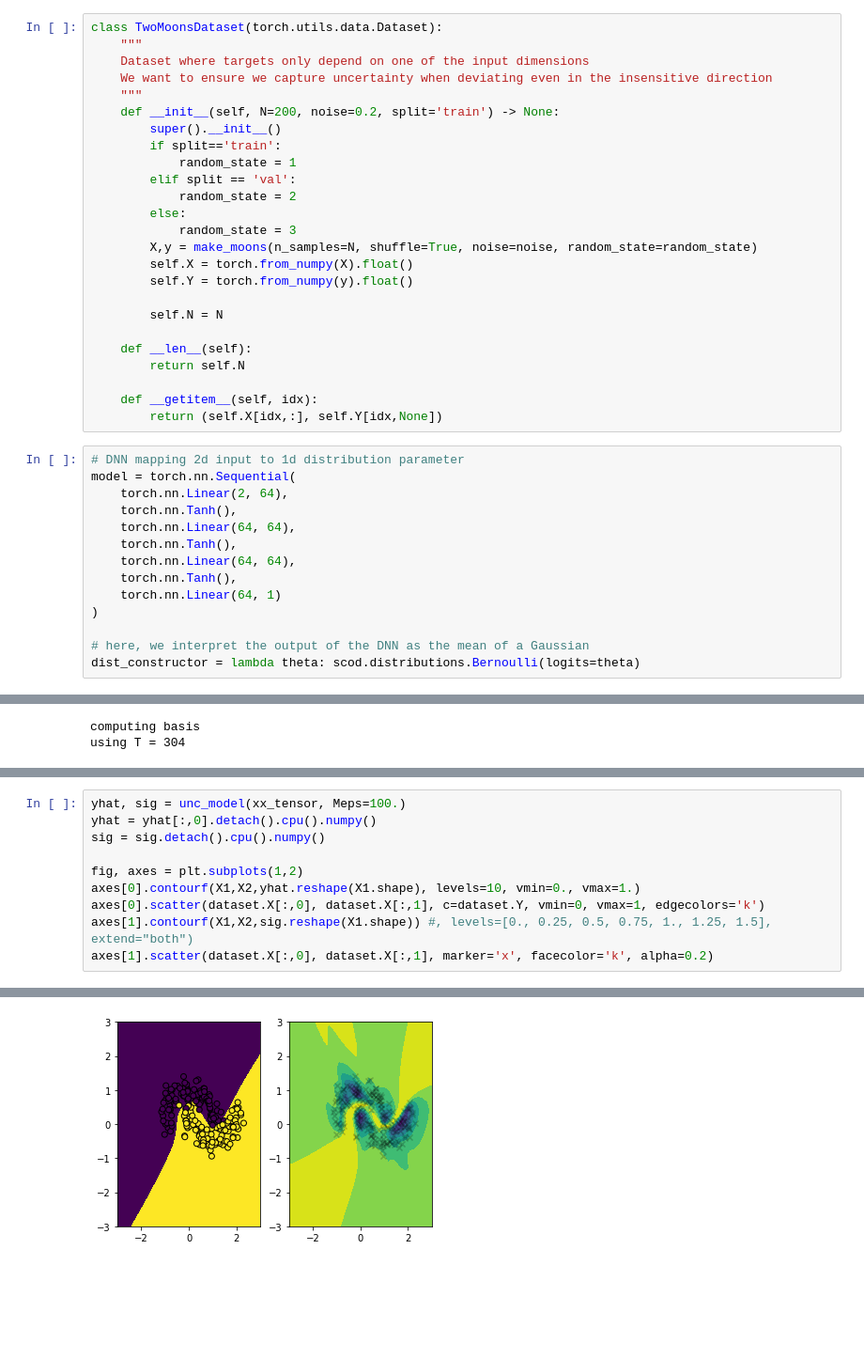
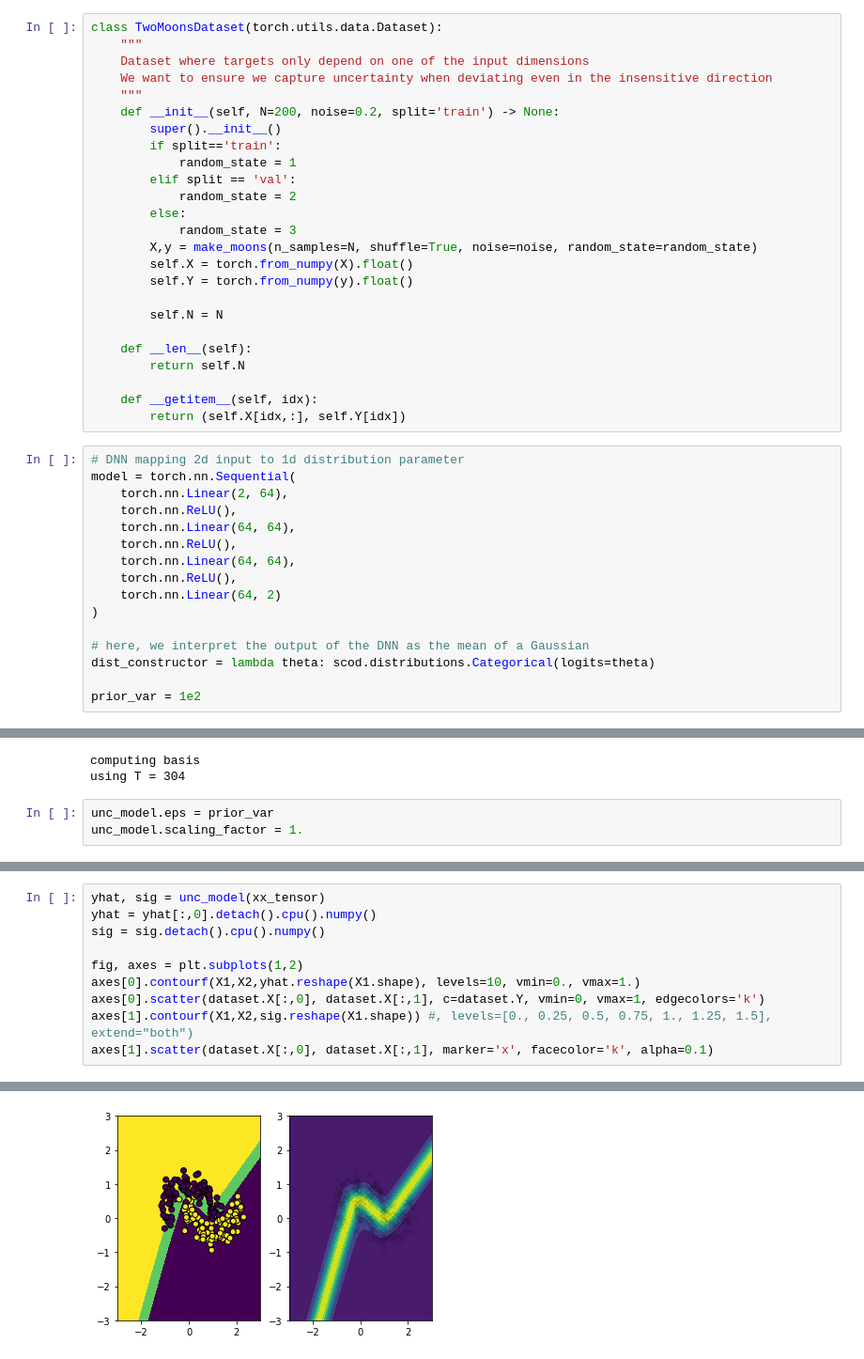
Before and after one commit to StanfordASL/scod-module, a Jupyter notebook: demos/2d_classification_demo.ipynb, the cells around one changed output, grey strips where cells are left out. Shown at 94% size. Drawn from its saved outputs; the diff is of its cells as text; blank space fills up the shorter version.

```diff
--- a/demos/2d_classification_demo.ipynb
+++ b/demos/2d_classification_demo.ipynb
@@ -34,21 +34,23 @@ class TwoMoonsDataset(torch.utils.data.Dataset):
         return self.N
 
     def __getitem__(self, idx):
-        return (self.X[idx,:], self.Y[idx,None])
+        return (self.X[idx,:], self.Y[idx])
 # %%
 # DNN mapping 2d input to 1d distribution parameter
 model = torch.nn.Sequential(
     torch.nn.Linear(2, 64),
-    torch.nn.Tanh(),
+    torch.nn.ReLU(),
     torch.nn.Linear(64, 64),
-    torch.nn.Tanh(),
+    torch.nn.ReLU(),
     torch.nn.Linear(64, 64),
-    torch.nn.Tanh(),
-    torch.nn.Linear(64, 1)
+    torch.nn.ReLU(),
+    torch.nn.Linear(64, 2)
 )
 
 # here, we interpret the output of the DNN as the mean of a Gaussian
-dist_constructor = lambda theta: scod.distributions.Bernoulli(logits=theta)
+dist_constructor = lambda theta: scod.distributions.Categorical(logits=theta)
+
+prior_var = 1e2
 # %%
 dataset = TwoMoonsDataset()
 train_dataloader = torch.utils.data.DataLoader(dataset, batch_size=10, shuffle=True)
@@ -106,5 +109,8 @@ unc_model.process_dataset(dataset)
 # %% [output]
 computing basis
 using T = 304
+# %%
+unc_model.eps = prior_var
+unc_model.scaling_factor = 1.
 # %%
 val_dataset = TwoMoonsDataset(split='val')
@@ -124,13 +118,13 @@ tensor([2.4175e-05, 2.5332e-05, 2.5662e-05, 2.5832e-05, 2.8597e-05, 3.1530e-05,
 # %%
-yhat, sig = unc_model(xx_tensor, Meps=100.)
+yhat, sig = unc_model(xx_tensor)
 yhat = yhat[:,0].detach().cpu().numpy()
 sig = sig.detach().cpu().numpy()
 
 fig, axes = plt.subplots(1,2)
 axes[0].contourf(X1,X2,yhat.reshape(X1.shape), levels=10, vmin=0., vmax=1.)
 axes[0].scatter(dataset.X[:,0], dataset.X[:,1], c=dataset.Y, vmin=0, vmax=1, edgecolors='k')
 axes[1].contourf(X1,X2,sig.reshape(X1.shape)) #, levels=[0., 0.25, 0.5, 0.75, 1., 1.25, 1.5], extend="both")
-axes[1].scatter(dataset.X[:,0], dataset.X[:,1], marker='x', facecolor='k', alpha=0.2)
+axes[1].scatter(dataset.X[:,0], dataset.X[:,1], marker='x', facecolor='k', alpha=0.1)
 # %% [output]
 <matplotlib.collections.PathCollection at 0x...>
-[figure, old version]
+[figure, new version]
```
Also changed, not shown: parts of 4 cells of this notebook, 1 other file.
